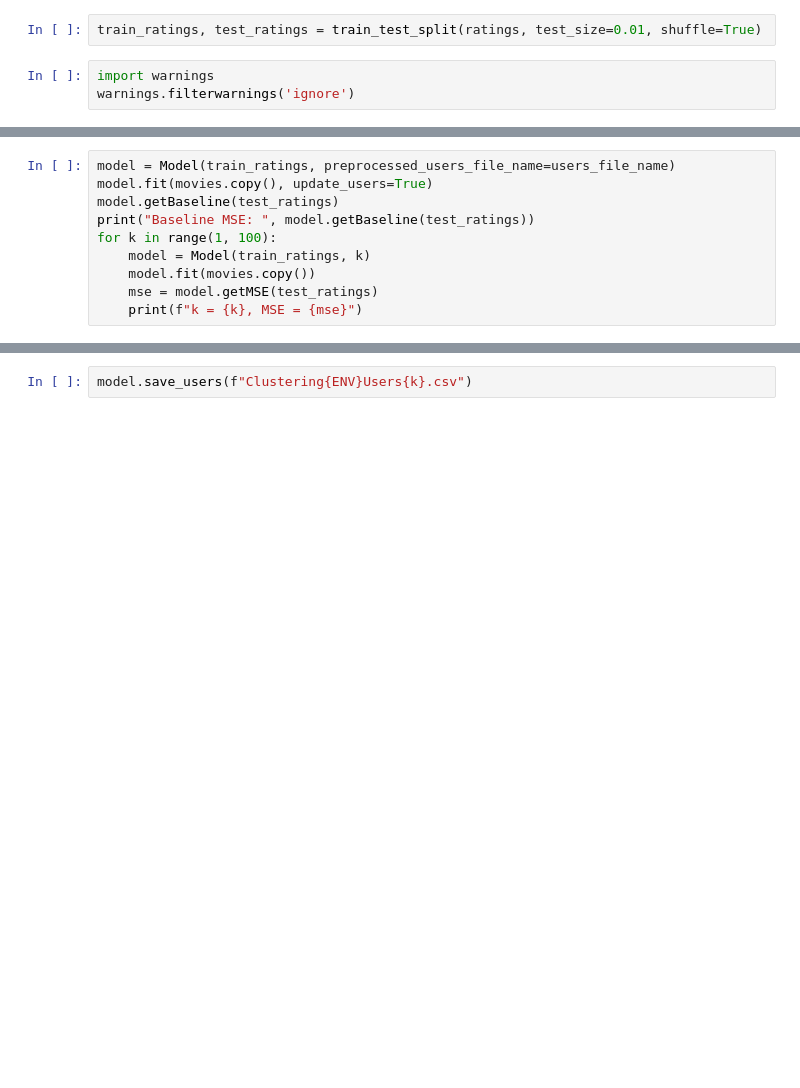
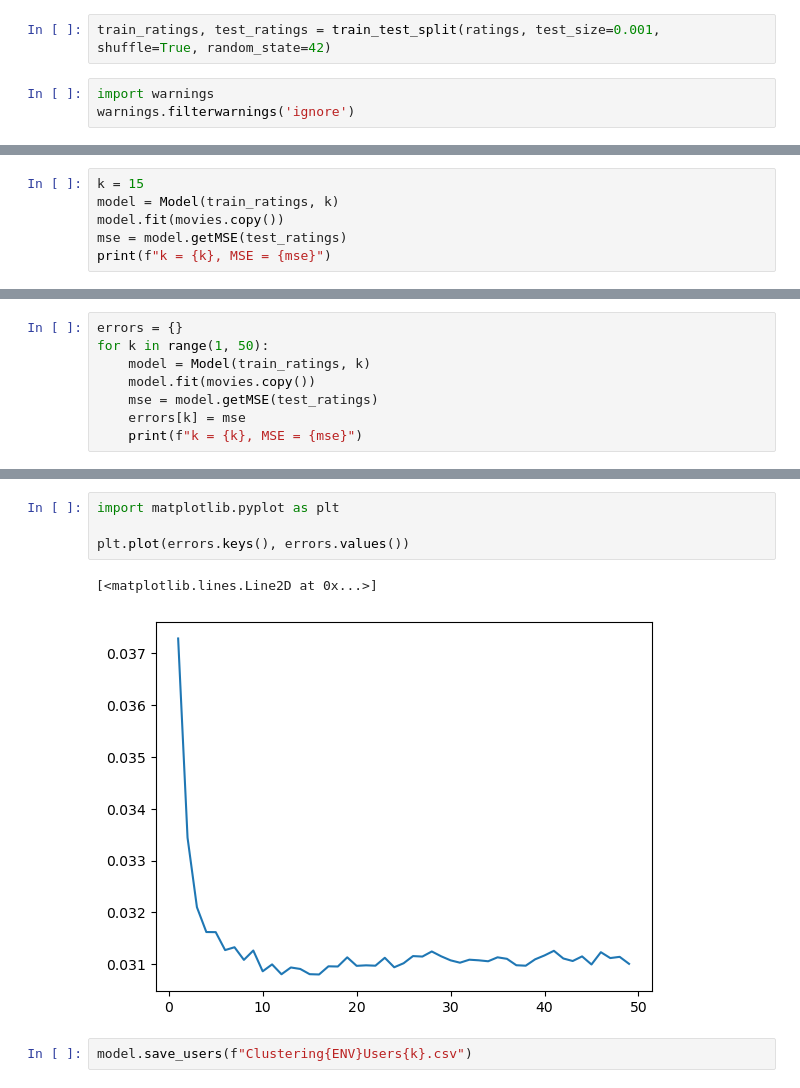
Before and after one commit to Marcin59/Movie_Recommendation_System, a Jupyter notebook: main.ipynb, the cells around one changed output, grey strips where cells are left out. Saved outputs shown, nothing was run; the diff lists cells and outputs as text; blank space fills up the shorter version.

Commit message:
Optymalize model fit and predict

```diff
--- a/main.ipynb
+++ b/main.ipynb
@@ -15,7 +21,7 @@ else:
 movies = pd.read_csv(f'{folder_path}/movies.csv')
 ratings = pd.read_csv(f'{folder_path}/ratings.csv')
 # %%
-train_ratings, test_ratings = train_test_split(ratings, test_size=0.01, shuffle=True)
+train_ratings, test_ratings = train_test_split(ratings, test_size=0.001, shuffle=True, random_state=42)
 # %%
 import warnings
 warnings.filterwarnings('ignore')
@@ -21,0 +42,6 @@ warnings.filterwarnings('ignore')
+# %%
+k = 15
+model = Model(train_ratings, k)
+model.fit(movies.copy())
+mse = model.getMSE(test_ratings)
+print(f"k = {k}, MSE = {mse}")
@@ -22,11 +50,9 @@ warnings.filterwarnings('ignore')
 # %%
-model = Model(train_ratings, preprocessed_users_file_name=users_file_name)
-model.fit(movies.copy(), update_users=True)
-model.getBaseline(test_ratings)
-print("Baseline MSE: ", model.getBaseline(test_ratings))
-for k in range(1, 100):
+errors = {}
+for k in range(1, 50):
     model = Model(train_ratings, k)
     model.fit(movies.copy())
     mse = model.getMSE(test_ratings)
+    errors[k] = mse
     print(f"k = {k}, MSE = {mse}")
 # %% [output]
@@ -38,2 +92,9 @@ KeyboardInterrupt:
+# %%
+import matplotlib.pyplot as plt
+
+plt.plot(errors.keys(), errors.values())
+# %% [output]
+[<matplotlib.lines.Line2D at 0x...>]
+[figure, added]
 # %%
 model.save_users(f"Clustering{ENV}Users{k}.csv")
```
Also changed, not shown: parts of 7 cells of this notebook, 3 other files.
